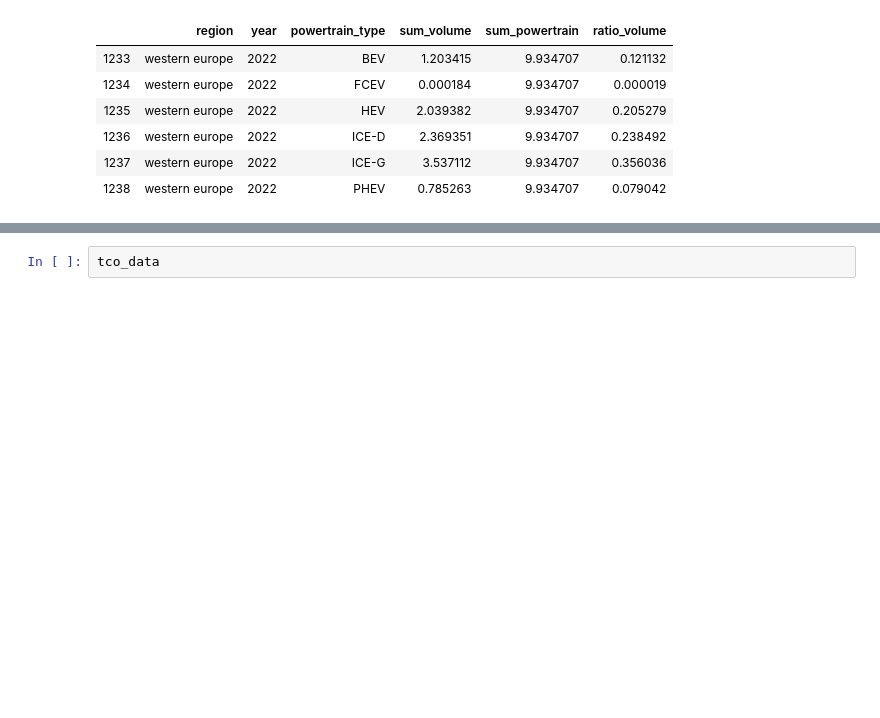
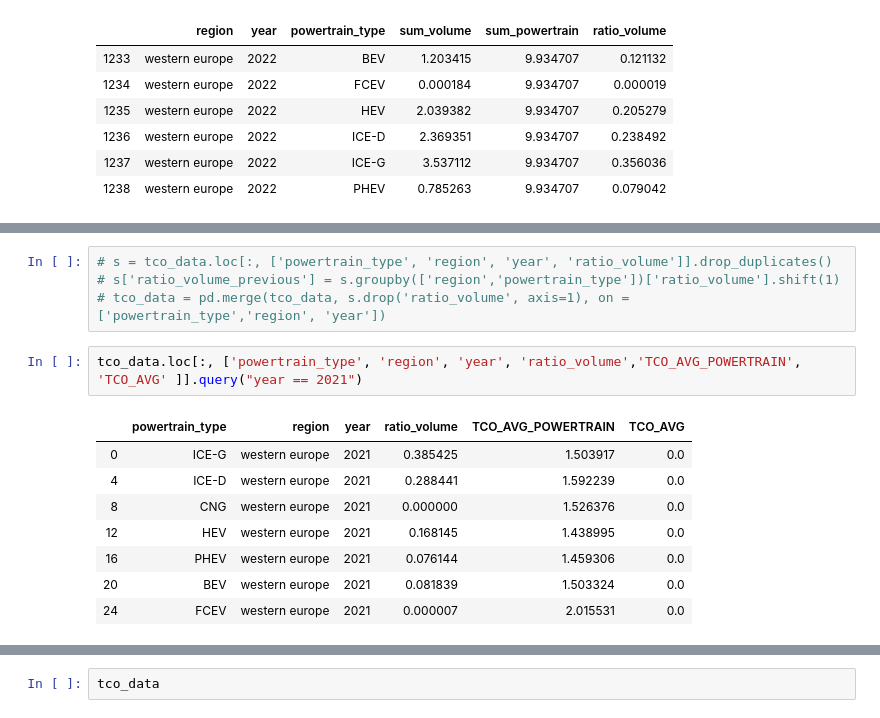
Before and after one commit to yousmaaz/powertrain-project, a Jupyter notebook: IHS_analysis.ipynb, the cells around one changed output, grey strips where cells are left out. Saved outputs shown, nothing was run; the diff lists cells and outputs as text; blank space fills up the shorter version.

```diff
--- a/IHS_analysis.ipynb
+++ b/IHS_analysis.ipynb
@@ -142,0 +166,15 @@ agg_volume_powertrain_per.loc[(agg_volume_powertrain_per.year == 2022) & (agg_vo
+# %%
+# s = tco_data.loc[:, ['powertrain_type', 'region', 'year', 'ratio_volume']].drop_duplicates()
+# s['ratio_volume_previous'] = s.groupby(['region','powertrain_type'])['ratio_volume'].shift(1)
+# tco_data = pd.merge(tco_data, s.drop('ratio_volume', axis=1), on = ['powertrain_type','region', 'year'])
+# %%
+tco_data.loc[:, ['powertrain_type', 'region', 'year', 'ratio_volume','TCO_AVG_POWERTRAIN', 'TCO_AVG' ]].query("year == 2021")
+# %% [output]
+|  | powertrain_type | region | year | ratio_volume | TCO_AVG_POWERTRAIN | TCO_AVG |
+| 0 | ICE-G | western europe | 2021 | 0.385425 | 1.503917 | 0.0 |
+| 4 | ICE-D | western europe | 2021 | 0.288441 | 1.592239 | 0.0 |
+| 8 | CNG | western europe | 2021 | 0.000000 | 1.526376 | 0.0 |
+| 12 | HEV | western europe | 2021 | 0.168145 | 1.438995 | 0.0 |
+| 16 | PHEV | western europe | 2021 | 0.076144 | 1.459306 | 0.0 |
+| 20 | BEV | western europe | 2021 | 0.081839 | 1.503324 | 0.0 |
+| 24 | FCEV | western europe | 2021 | 0.000007 | 2.015531 | 0.0 |
```
Also changed, not shown: parts of 5 cells of this notebook, 5 other files.
